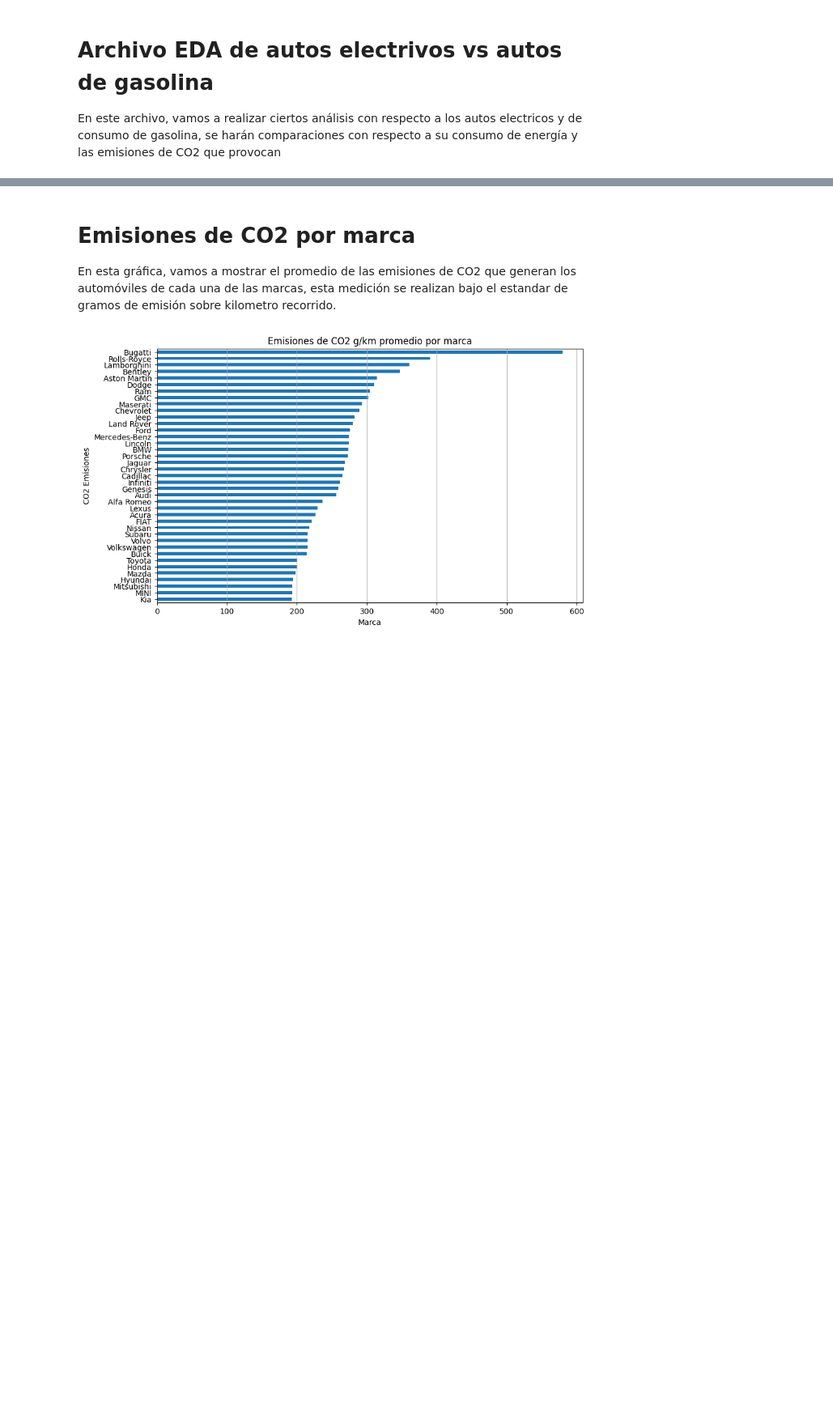
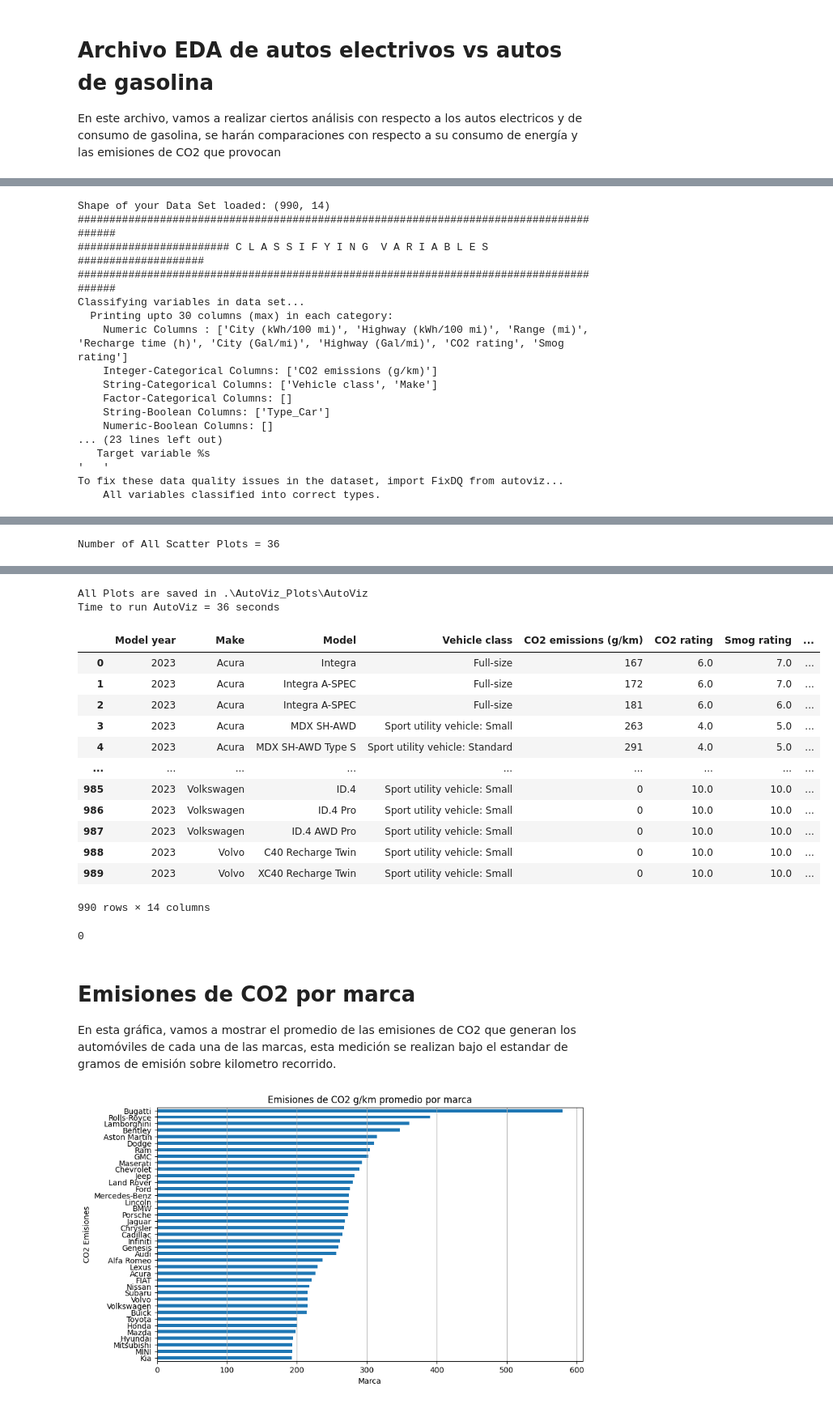
Before and after one commit to MatiasBarna/Proyecto-Final-Taxi_CO2, a Jupyter notebook: EDA/EDA Electricos VS Gasolina.ipynb, the cells around one changed output, grey strips where cells are left out. Shown at 81% size. Saved outputs shown, nothing was run; the diff lists cells and outputs as text; code cells hidden in the pictures; blank space fills up the shorter version.

```diff
--- a/EDA/EDA Electricos VS Gasolina.ipynb
+++ b/EDA/EDA Electricos VS Gasolina.ipynb
@@ -11,3 +17,3 @@ import folium # Libería para la creación de mapas interactivos
 # %%
 # Se procede a leer el archivo de autos general
-df_Autos = pd.read_csv('..\DataSets\Autos2023.csv', encoding="latin1")
+df_Autos = pd.read_csv('Autos2023.csv', encoding="latin1")
@@ -13,0 +42,23 @@ df_Autos = pd.read_csv('..\DataSets\Autos2023.csv', encoding="latin1")
+# %%
+AV = AutoViz_Class()
+AV.AutoViz(filename='', sep=',', depVar='', dfte=df_Autos, header=0, verbose=2,
+          lowess=False, chart_format='png', max_rows_analyzed=1000,
+          max_cols_analyzed=30)
+# %% [output]
+Shape of your Data Set loaded: (990, 14)
+#######################################################################################
+######################## C L A S S I F Y I N G  V A R I A B L E S  ####################
+#######################################################################################
+Classifying variables in data set...
+  Printing upto 30 columns (max) in each category:
+    Numeric Columns : ['City (kWh/100 mi)', 'Highway (kWh/100 mi)', 'Range (mi)', 'Recharge time (h)', 'City (Gal/mi)', 'Highway (Gal/mi)', 'CO2 rating', 'Smog rating']
+    Integer-Categorical Columns: ['CO2 emissions (g/km)']
+    String-Categorical Columns: ['Vehicle class', 'Make']
+    Factor-Categorical Columns: []
+    String-Boolean Columns: ['Type_Car']
+    Numeric-Boolean Columns: []
+... (23 lines left out)
+   Target variable %s
+'   '
+To fix these data quality issues in the dataset, import FixDQ from autoviz...
+    All variables classified into correct types.
@@ -13,0 +80 @@ df_Autos = pd.read_csv('..\DataSets\Autos2023.csv', encoding="latin1")
+Number of All Scatter Plots = 36
@@ -14,3 +98,23 @@ df_Autos = pd.read_csv('..\DataSets\Autos2023.csv', encoding="latin1")
+All Plots are saved in .\AutoViz_Plots\AutoViz
+Time to run AutoViz = 36 seconds
+|  | Model year | Make | Model | Vehicle class | CO2 emissions (g/km) | CO2 rating | Smog rating | ... |
+| 0 | 2023 | Acura | Integra | Full-size | 167 | 6.0 | 7.0 | ... |
+| 1 | 2023 | Acura | Integra A-SPEC | Full-size | 172 | 6.0 | 7.0 | ... |
+| 2 | 2023 | Acura | Integra A-SPEC | Full-size | 181 | 6.0 | 6.0 | ... |
+| 3 | 2023 | Acura | MDX SH-AWD | Sport utility vehicle: Small | 263 | 4.0 | 5.0 | ... |
+| 4 | 2023 | Acura | MDX SH-AWD Type S | Sport utility vehicle: Standard | 291 | 4.0 | 5.0 | ... |
+| ... | ... | ... | ... | ... | ... | ... | ... | ... |
+| 985 | 2023 | Volkswagen | ID.4 | Sport utility vehicle: Small | 0 | 10.0 | 10.0 | ... |
+| 986 | 2023 | Volkswagen | ID.4 Pro | Sport utility vehicle: Small | 0 | 10.0 | 10.0 | ... |
+| 987 | 2023 | Volkswagen | ID.4 AWD Pro | Sport utility vehicle: Small | 0 | 10.0 | 10.0 | ... |
+| 988 | 2023 | Volvo | C40 Recharge Twin | Sport utility vehicle: Small | 0 | 10.0 | 10.0 | ... |
+| 989 | 2023 | Volvo | XC40 Recharge Twin | Sport utility vehicle: Small | 0 | 10.0 | 10.0 | ... |
+990 rows × 14 columns
+# %%
+duplicados = df_Autos.duplicated().sum()
+duplicados
+# %% [output]
+0
 # %% [markdown]
 # Emisiones de CO2 por marca
 En esta gráfica, vamos a mostrar el promedio de las emisiones de CO2 que generan los automóviles de cada una de las marcas, esta medición se realizan bajo el estandar de gramos de emisión sobre kilometro recorrido.
```
Also changed, not shown: parts of 4 cells of this notebook, 3 other files.
